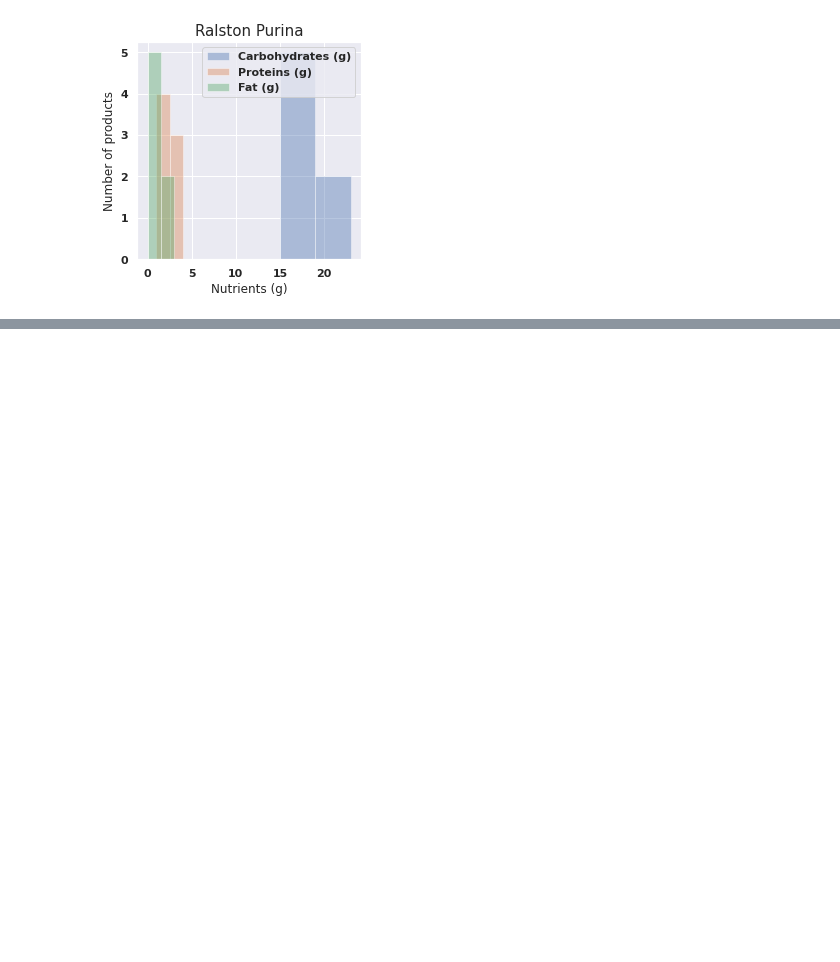
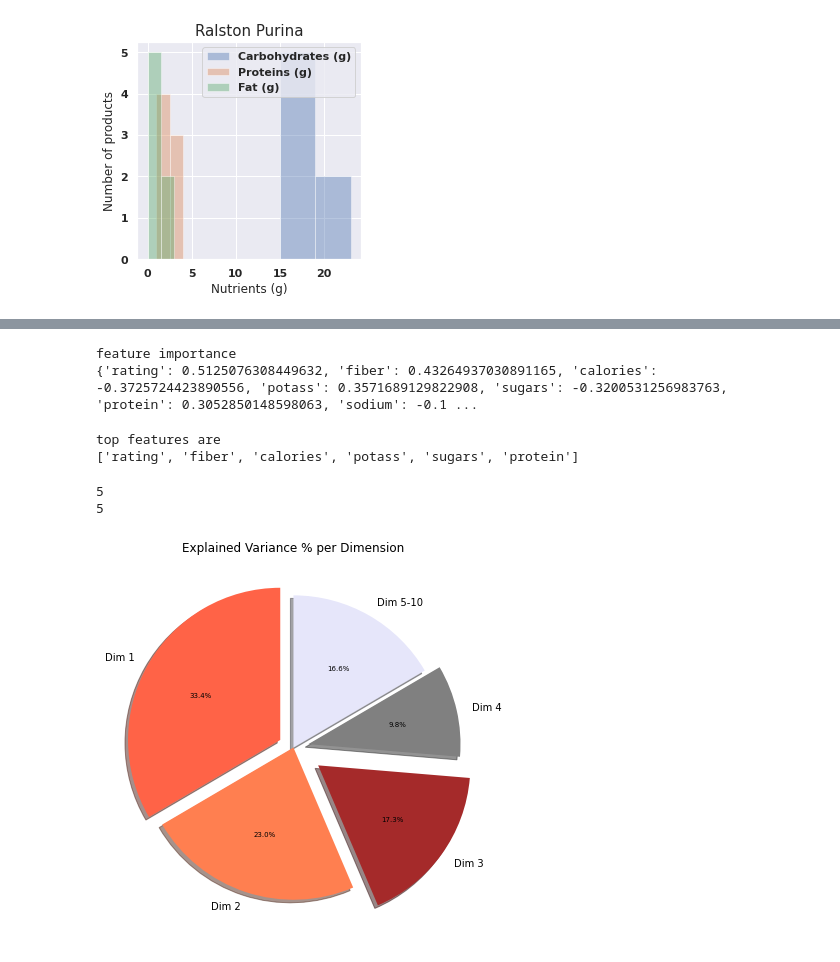
Before and after one commit to ayonbiswas/ECE-143, a Jupyter notebook: Visualization/data_visualization.ipynb, the cells around one changed output, grey strips where cells are left out. Drawn from its saved outputs; the diff is of its cells as text; code cells hidden in the pictures; blank space fills up the shorter version.

Commit message:
data viz

```diff
--- a/Visualization/data_visualization.ipynb
+++ b/Visualization/data_visualization.ipynb
@@ -10,7 +8,7 @@ from sklearn import preprocessing
 import plotly.express as px
 import os
 # %%
-url = 'https://raw.githubusercontent.com/ayonbiswas/ECE-143/main/cereal.csv'
+url = 'https://raw.githubusercontent.com/ayonbiswas/ECE-143/main/Dataset/cereal.csv'
 df = pd.read_csv(url)
 # %%
 df.head()
@@ -522,0 +545,2 @@ for mfr_name, mfr_products in mfr_group:
+# %%
+X,y = process_data_pca(df)
@@ -522,0 +564,17 @@ for mfr_name, mfr_products in mfr_group:
+# %%
+X_s,X_t, model, top_feat, importance_feat = fit_pca(X)
+# %% [output]
+feature importance
+{'rating': 0.5125076308449632, 'fiber': 0.43264937030891165, 'calories': -0.3725724423890556, 'potass': 0.3571689129822908, 'sugars': -0.3200531256983763, 'protein': 0.3052850148598063, 'sodium': -0.1 ...
+# %%
+print("top features are")
+print(top_feat)
+# %% [output]
+top features are
+['rating', 'fiber', 'calories', 'potass', 'sugars', 'protein']
+# %%
+pie_variance(model)
+# %% [output]
+5
+5
+[figure, added]
```
Also changed, not shown: parts of 7 cells of this notebook.
